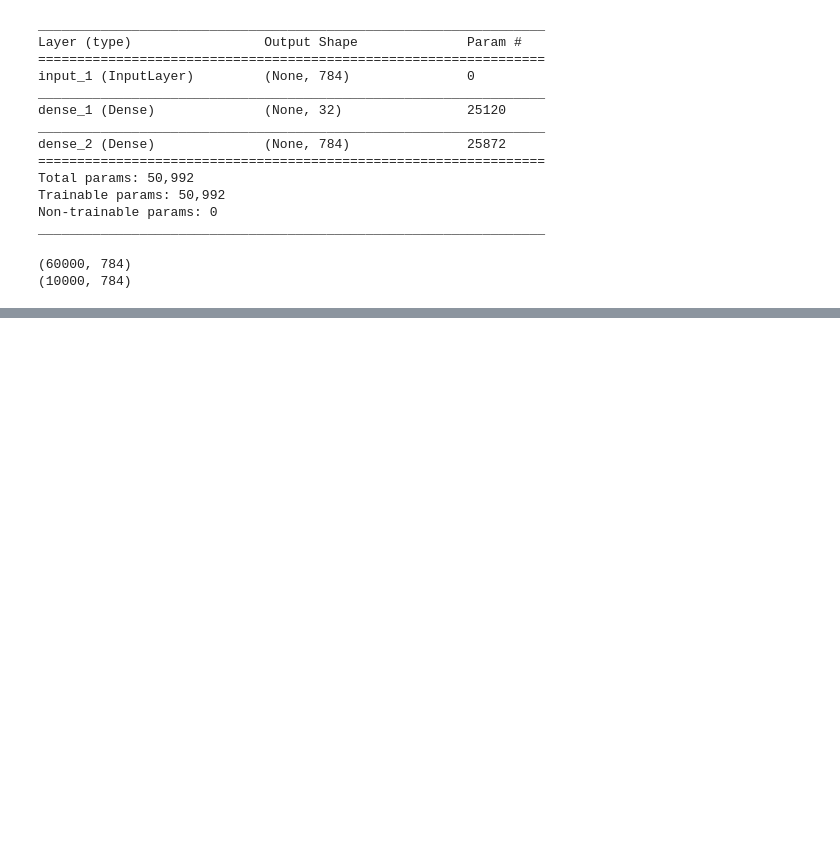
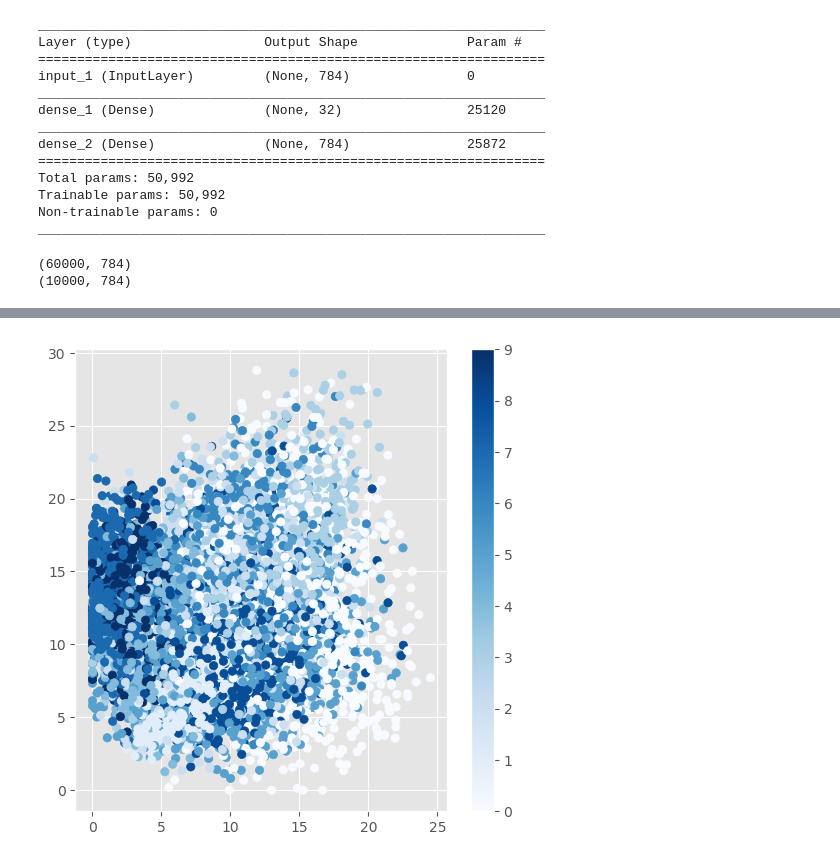
Before and after one commit to mrquincle/keras-adversarial-autoencoders, a Jupyter notebook: experiments/Ordinary Autoencoder.ipynb, the cells around one changed output, grey strips where cells are left out. Saved outputs shown, nothing was run; the diff lists cells and outputs as text; code cells hidden in the pictures; blank space fills up the shorter version.

```diff
--- a/experiments/Ordinary Autoencoder.ipynb
+++ b/experiments/Ordinary Autoencoder.ipynb
@@ -8,6 +8,8 @@ from keras.models import Model
 
 # this is the size of our encoded representations
 encoding_dim = 32  # 32 floats -> compression of factor 24.5, assuming the input is 784 floats
+batch_size = 256
+epochs = 50
 
 # this is our input placeholder
 input_img = Input(shape=(784,))
@@ -95,0 +117,10 @@ plt.show()
+# %%
+x_test_encoded = encoder.predict(x_test, batch_size=batch_size)
+
+with plt.style.context(['default','ggplot'], after_reset=True):
+    plt.figure(figsize=(6, 6))
+    plt.scatter(x_test_encoded[:, 0], x_test_encoded[:, 1], c=y_test, cmap='Blues')
+    plt.colorbar()
+    plt.show()
+# %% [output]
+[figure, added]
```
Also changed, not shown: parts of 7 cells of this notebook, 1 other file.
